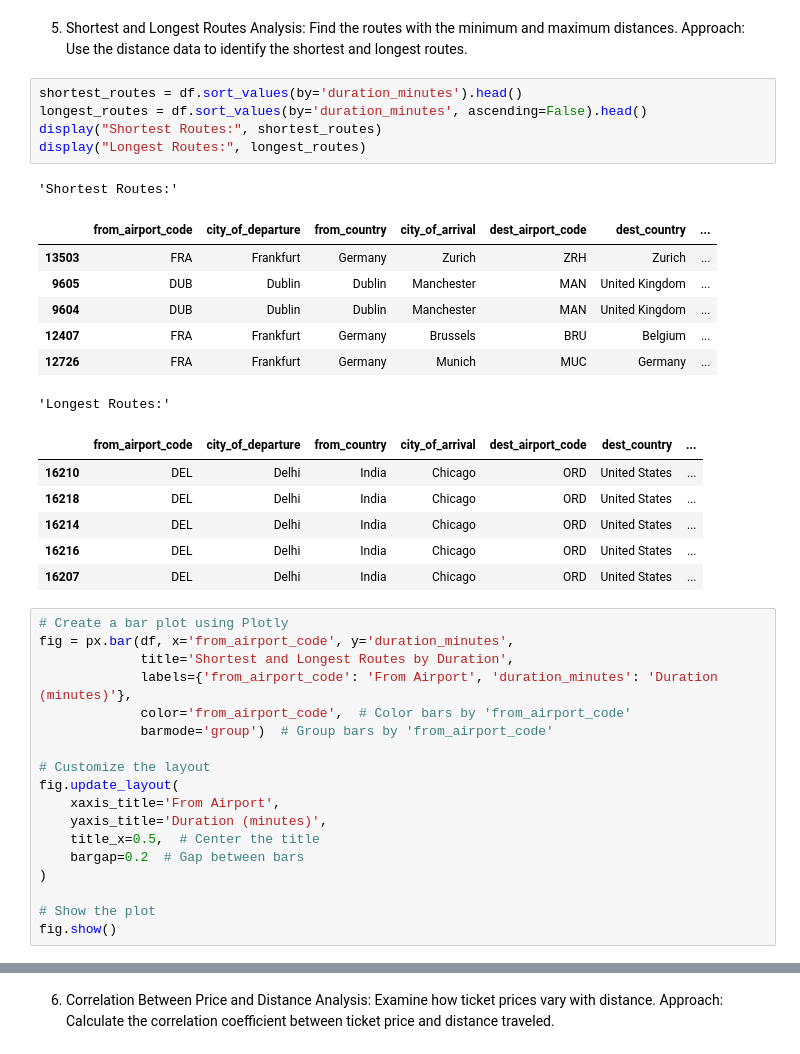
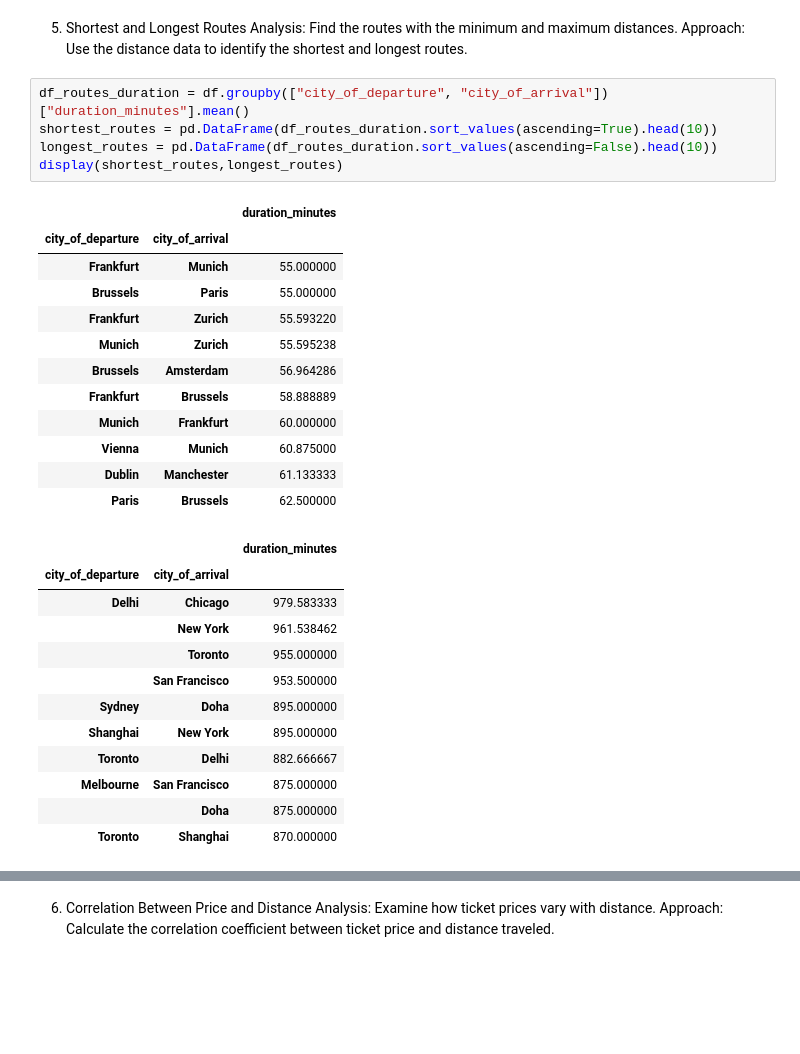
Before and after one commit to Josepdmo/Sky_Track_Project, a Jupyter notebook: Main.ipynb, the cells around one changed output, grey strips where cells are left out. Cells and saved outputs as stored; diff of their text form; blank space fills up the shorter version.

```diff
--- a/Main.ipynb
+++ b/Main.ipynb
@@ -328,41 +330,33 @@ fig.update_layout(
 5. Shortest and Longest Routes
 Analysis: Find the routes with the minimum and maximum distances.
 Approach: Use the distance data to identify the shortest and longest routes.
-# %%
-shortest_routes = df.sort_values(by='duration_minutes').head()
-longest_routes = df.sort_values(by='duration_minutes', ascending=False).head()
-display("Shortest Routes:", shortest_routes)
-display("Longest Routes:", longest_routes)
-# %% [output]
-'Shortest Routes:'
-|  | from_airport_code | city_of_departure | from_country | city_of_arrival | dest_airport_code | dest_country | ... |
-| 13503 | FRA | Frankfurt | Germany | Zurich | ZRH | Zurich | ... |
-| 9605 | DUB | Dublin | Dublin | Manchester | MAN | United Kingdom | ... |
-| 9604 | DUB | Dublin | Dublin | Manchester | MAN | United Kingdom | ... |
-| 12407 | FRA | Frankfurt | Germany | Brussels | BRU | Belgium | ... |
-| 12726 | FRA | Frankfurt | Germany | Munich | MUC | Germany | ... |
-'Longest Routes:'
-|  | from_airport_code | city_of_departure | from_country | city_of_arrival | dest_airport_code | dest_country | ... |
-| 16210 | DEL | Delhi | India | Chicago | ORD | United States | ... |
-| 16218 | DEL | Delhi | India | Chicago | ORD | United States | ... |
-| 16214 | DEL | Delhi | India | Chicago | ORD | United States | ... |
-| 16216 | DEL | Delhi | India | Chicago | ORD | United States | ... |
-| 16207 | DEL | Delhi | India | Chicago | ORD | United States | ... |
-# %%
-# Create a bar plot using Plotly
-fig = px.bar(df, x='from_airport_code', y='duration_minutes',
-             title='Shortest and Longest Routes by Duration',
-             labels={'from_airport_code': 'From Airport', 'duration_minutes': 'Duration (minutes)'},
-             color='from_airport_code',  # Color bars by 'from_airport_code'
-             barmode='group')  # Group bars by 'from_airport_code'
-
-# Customize the layout
-fig.update_layout(
-    xaxis_title='From Airport',
-    yaxis_title='Duration (minutes)',
-    title_x=0.5,  # Center the title
-    bargap=0.2  # Gap between bars
-)
-
-# Show the plot
-fig.show()
+# %%
+df_routes_duration = df.groupby(["city_of_departure", "city_of_arrival"])["duration_minutes"].mean()
+shortest_routes = pd.DataFrame(df_routes_duration.sort_values(ascending=True).head(10))
+longest_routes = pd.DataFrame(df_routes_duration.sort_values(ascending=False).head(10))
+display(shortest_routes,longest_routes)
+# %% [output]
+|  |  | duration_minutes |
+| city_of_departure | city_of_arrival |  |
+| Frankfurt | Munich | 55.000000 |
+| Brussels | Paris | 55.000000 |
+| Frankfurt | Zurich | 55.593220 |
+| Munich | Zurich | 55.595238 |
+| Brussels | Amsterdam | 56.964286 |
+| Frankfurt | Brussels | 58.888889 |
+| Munich | Frankfurt | 60.000000 |
+| Vienna | Munich | 60.875000 |
+| Dublin | Manchester | 61.133333 |
+| Paris | Brussels | 62.500000 |
+|  |  | duration_minutes |
+| city_of_departure | city_of_arrival |  |
+| Delhi | Chicago | 979.583333 |
+|  | New York | 961.538462 |
+|  | Toronto | 955.000000 |
+|  | San Francisco | 953.500000 |
+| Sydney | Doha | 895.000000 |
+| Shanghai | New York | 895.000000 |
+| Toronto | Delhi | 882.666667 |
+| Melbourne | San Francisco | 875.000000 |
+|  | Doha | 875.000000 |
+| Toronto | Shanghai | 870.000000 |
```
Also changed, not shown: parts of 2 cells of this notebook.
